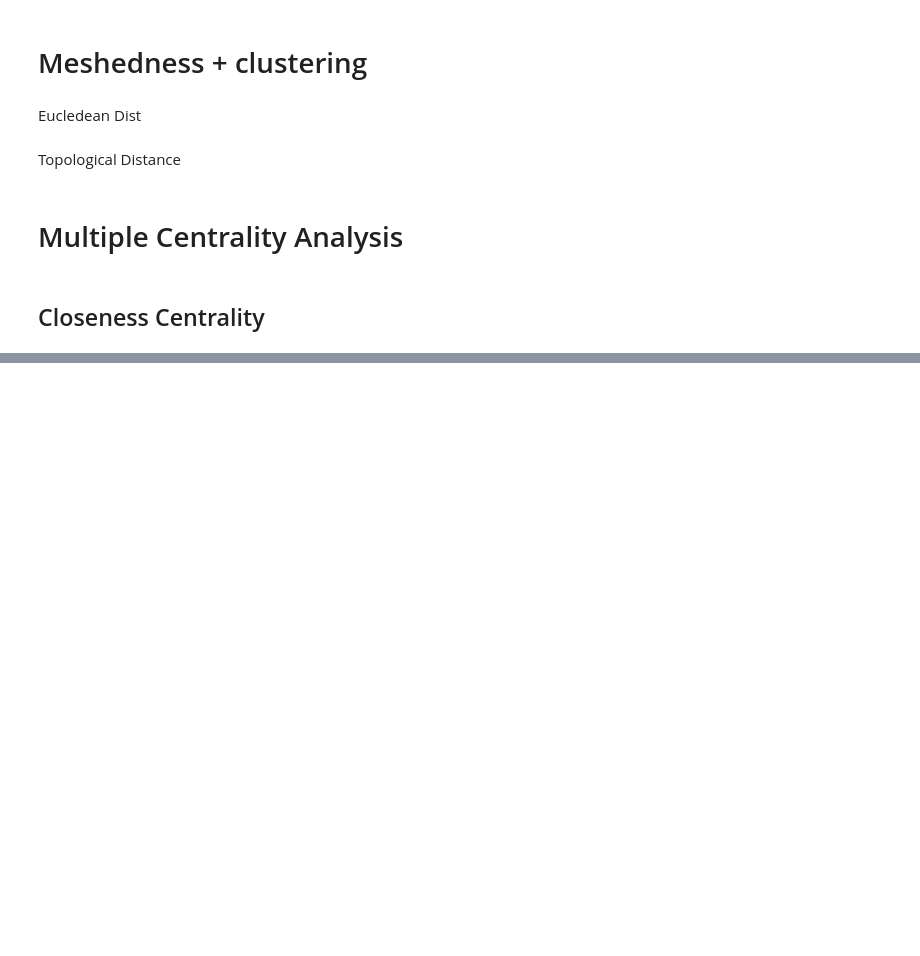
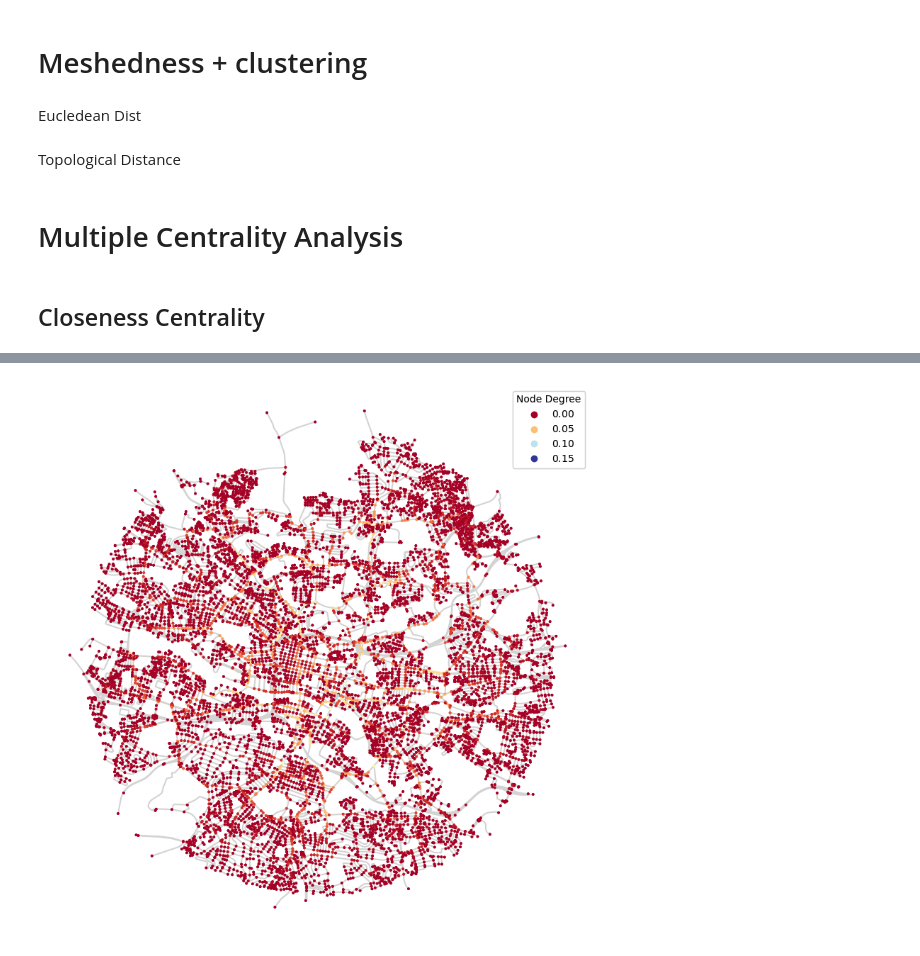
Before and after one commit to virgilxw/Morphology_model_v1, a Jupyter notebook: 5_network.ipynb, the cells around one changed output, grey strips where cells are left out. Drawn from its saved outputs; the diff is of its cells as text; code cells hidden in the pictures; blank space fills up the shorter version.

```diff
--- a/5_network.ipynb
+++ b/5_network.ipynb
@@ -328,0 +400,25 @@ primal = cus_gra.closeness_centrality(primal, radius=400, name='closeness400', d
+# %%
+vertex_id = vp.get_array()
+# %%
+nodes = pd.concat([nodes, pd.DataFrame({'betweeness_centrality_vertex': vertex_id})], axis=1)
+# %%
+f, ax = plt.subplots(figsize=(10, 10))
+
+# Plot edges with a lower zorder
+edges.plot(ax=ax, color='lightgrey', zorder=1)
+
+# Plot nodes with a higher zorder
+nodes.plot(ax=ax, column='betweeness_centrality_vertex', cmap='RdYlBu', markersize=3, zorder=2)
+
+# Plot nodes
+scatter = ax.scatter(nodes.geometry.x, nodes.geometry.y, c=nodes['betweeness_centrality_vertex'], cmap='RdYlBu', s=3, zorder=2)
+
+# Create a legend
+legend1 = ax.legend(*scatter.legend_elements(num=5),
+                    loc="upper right", title="Node Degree")
+ax.add_artist(legend1)
+
+ax.set_axis_off()
+plt.show()
+# %% [output]
+[figure, added]
```
Also changed, not shown: parts of 58 cells of this notebook, 3 other files.
